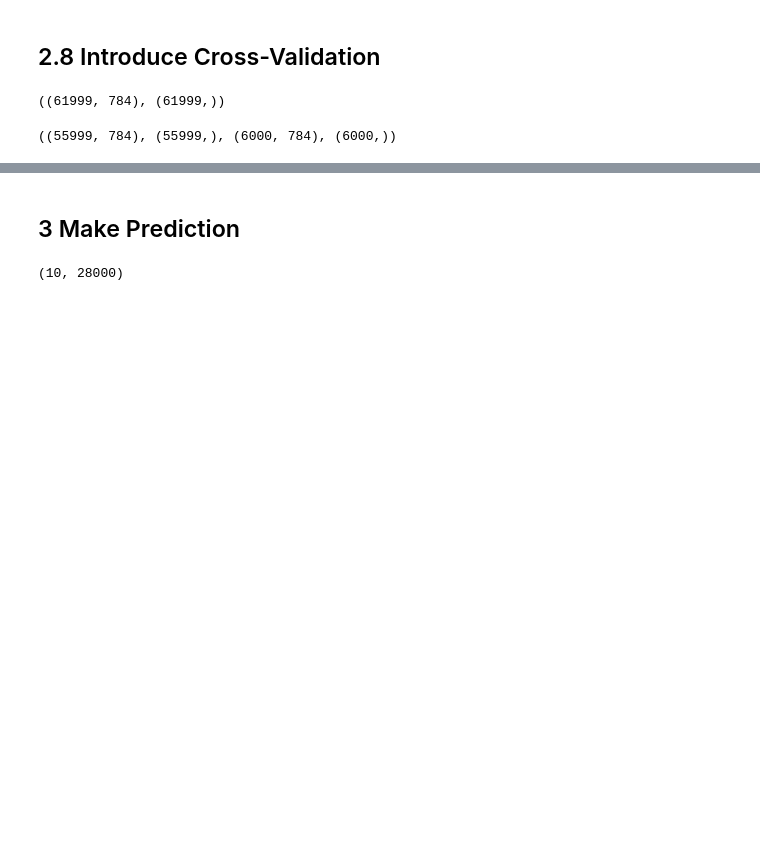
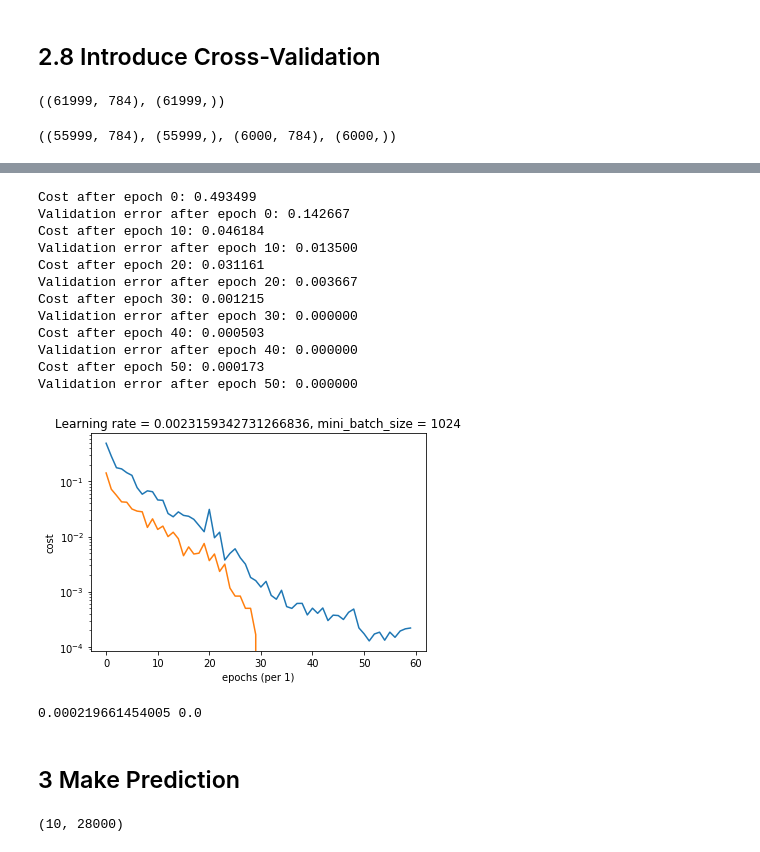
Before and after one commit to woodyko3234/Kaggle---Digit-Recognizer, a Jupyter notebook: Kaggle - Digit Recognizer (DL).ipynb, the cells around one changed output, grey strips where cells are left out. Saved outputs shown, nothing was run; the diff lists cells and outputs as text; code cells hidden in the pictures; blank space fills up the shorter version.

```diff
--- a/Kaggle - Digit Recognizer (DL).ipynb
+++ b/Kaggle - Digit Recognizer (DL).ipynb
@@ -1137,3 +1184,25 @@ Validation error after epoch 40: 0.004667
+# %%
+layer_dims = [784, 103, 41, 19, 10]
+parameters = model_validation(X_train_ori, Y_train_ori, layer_dims, optimizer = 'adam',
+                 learning_rate = 0.00331, mini_batch_size = 1024,
+                 beta = 0.9, learning_decay = 0.00597, beta1 = 0.95, beta2 = 0.999,
+                 epsilon = 1e-8, num_epochs = 60, seed = 10, print_cost = True)
+#0.97585
+# %% [output]
+Cost after epoch 0: 0.493499
+Validation error after epoch 0: 0.142667
+Cost after epoch 10: 0.046184
+Validation error after epoch 10: 0.013500
+Cost after epoch 20: 0.031161
+Validation error after epoch 20: 0.003667
+Cost after epoch 30: 0.001215
+Validation error after epoch 30: 0.000000
+Cost after epoch 40: 0.000503
+Validation error after epoch 40: 0.000000
+Cost after epoch 50: 0.000173
+Validation error after epoch 50: 0.000000
+[figure, added]
+0.000219661454005 0.0
 # %% [markdown]
 ## 3 Make Prediction
 # %%
```
Also changed, not shown: parts of 4 cells of this notebook, 1 other file.
